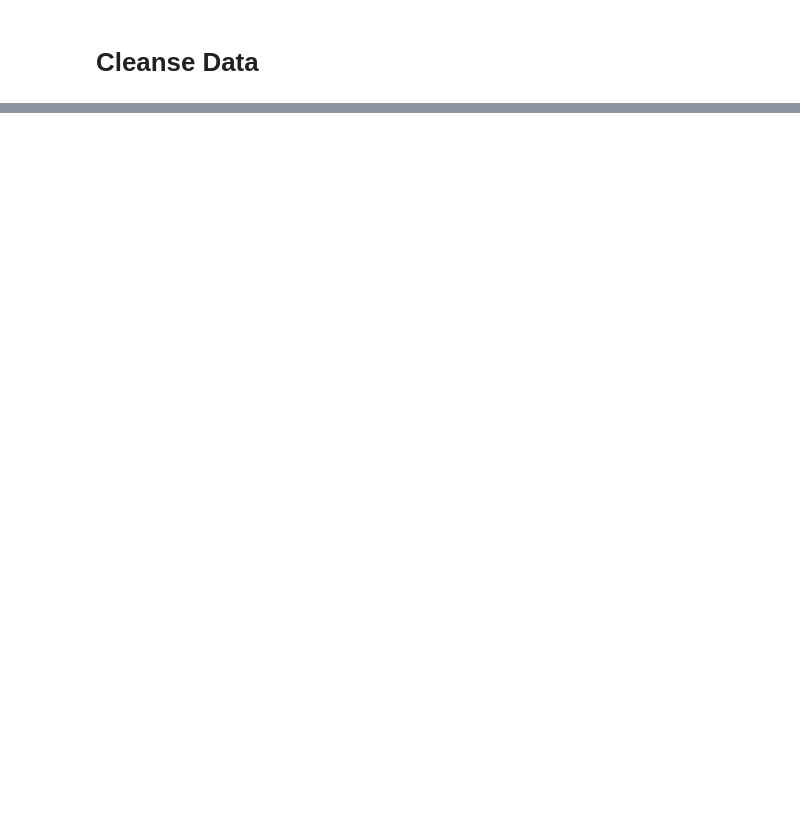
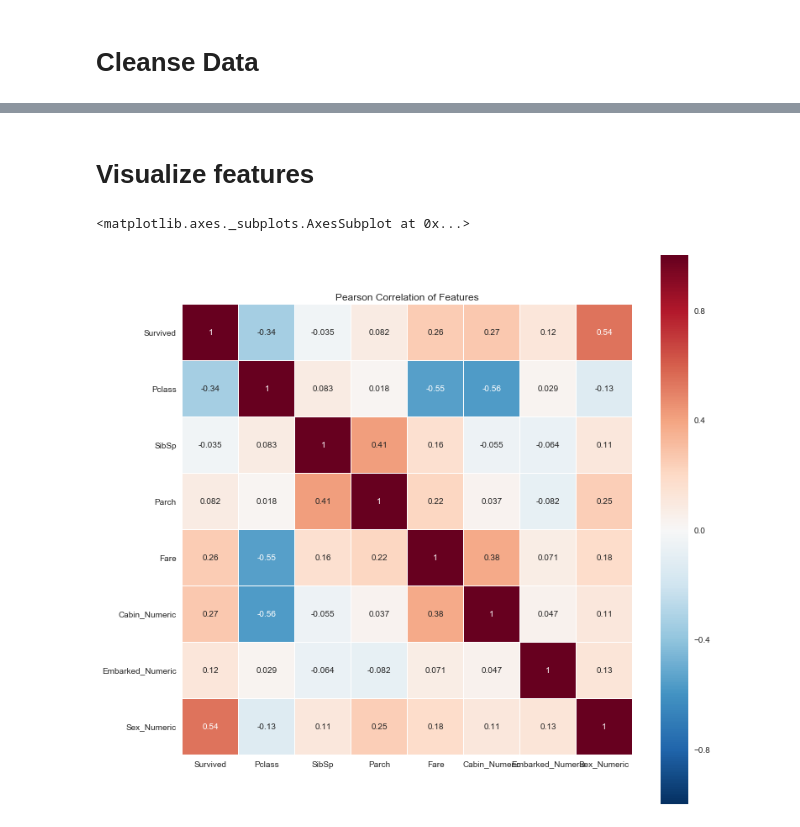
Before and after one commit to korntewin/TitanicSurvival, a Jupyter notebook: Visualization.ipynb, the cells around one changed output, grey strips where cells are left out. Cells and saved outputs as stored; diff of their text form; code cells hidden in the pictures; blank space fills up the shorter version.

Commit message:
Complete data preparation and visualization of distribution of data

```diff
--- a/Visualization.ipynb
+++ b/Visualization.ipynb
@@ -86,5 +114,13 @@ Ticket           0
 # %%
 %matplotlib inline
+# 1 plot age drop null
 age_plot = train_set.loc[np.logical_not(train_set['Age'].isnull()), ['Age']]
-sns.distplot(age_plot, bins = 50, axlabel = 'Age', color="r")
+#sns.distplot(age_plot, bins = 50, axlabel = 'Age drop null', color="r")
+
+# 2 correlation of age vs survival
+age_sur = train_set.loc[np.logical_not(train_set['Age'].isnull()) ,'Age'].corr(train_set.loc[np.logical_not(train_set['Age'].isnull()) ,'Survived'])
+print(age_sur)
+
+# 3 drop age
+train_set = train_set.drop(['Age'], axis = 1)
 # %% [output]
@@ -136,0 +193,13 @@ Name: Sex, Length: 891, dtype: int64
+# %%
+## Deal with embarked features -> change embark feature to numerical
+# step 1 convert null value to unknown
+train_set.loc[train_set['Embarked'].isnull(),'Embarked'] = 'unknown'
+
+# step 2 convert string to numeric value
+dic_embarked = {'S':1, 'C':2, 'Q':3, 'unknown':4}
+train_set['Embarked_Numeric'] = train_set['Embarked'].map(dic_embarked)
+
+# step 3 drop embarked feature
+train_set = train_set.drop(['Embarked'], axis = 1)
+
+print(train_set)
@@ -136,0 +224,9 @@ Name: Sex, Length: 891, dtype: int64
+# %%
+## Deal with sex features
+# convert string to numeric value
+dic_sex = {'male':1, 'female':2}
+train_set['Sex_Numeric'] = train_set['Sex'].map(dic_sex)
+
+# drop sex features
+train_set = train_set.drop(['Sex'], axis = 1)
+print(train_set)
@@ -136,0 +251,6 @@ Name: Sex, Length: 891, dtype: int64
+# %%
+## Deal with Ticket features
+# drop Ticket feature
+train_set = train_set.drop(['Ticket'], axis = 1)
+
+print(train_set)
@@ -136,0 +275,10 @@ Name: Sex, Length: 891, dtype: int64
+# %% [markdown]
+# Visualize features
+# %%
+# Visualize correlation of each features
+plt.figure(figsize=(12,12))
+plt.title('Pearson Correlation of Features')
+sns.heatmap(train_set.astype(float).corr(),linewidths=0.1,vmax=1.0, square=True, linecolor='white', annot=True)
+# %% [output]
+<matplotlib.axes._subplots.AxesSubplot at 0x...>
+[figure, added]
```
Also changed, not shown: parts of 13 cells of this notebook.
